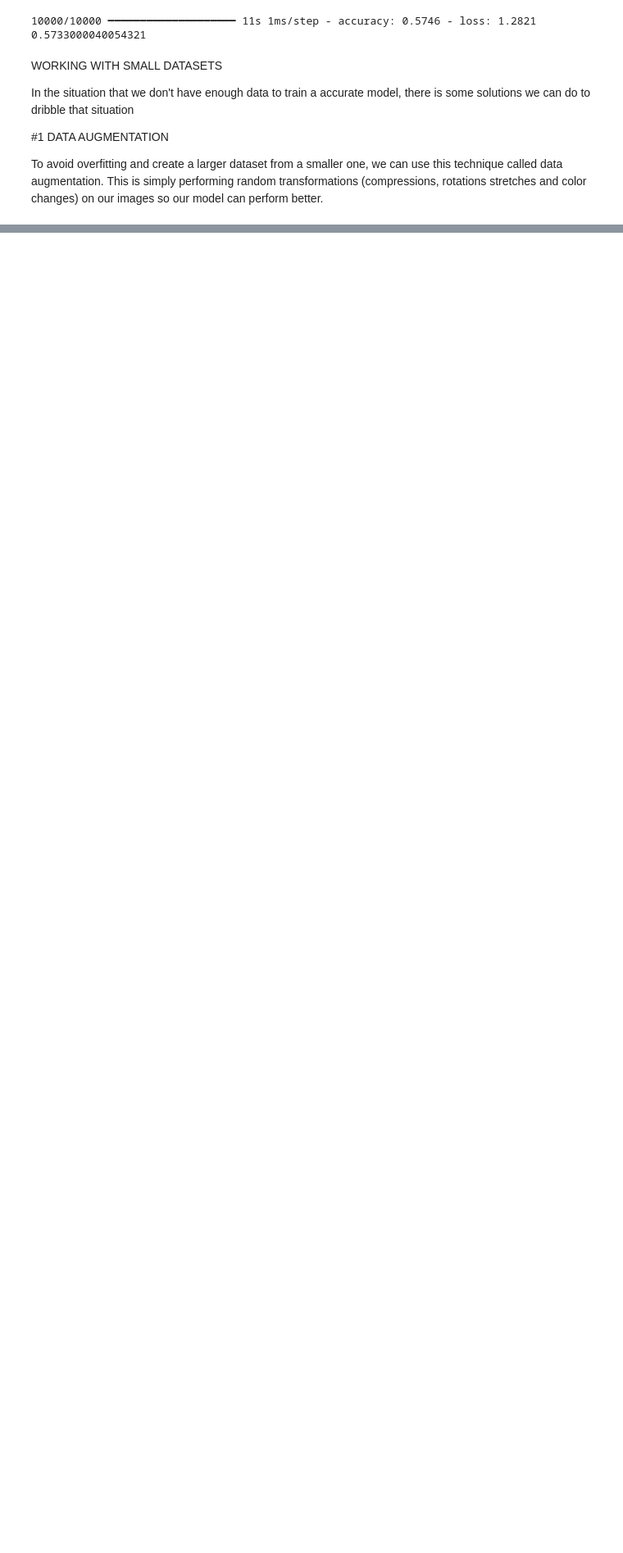
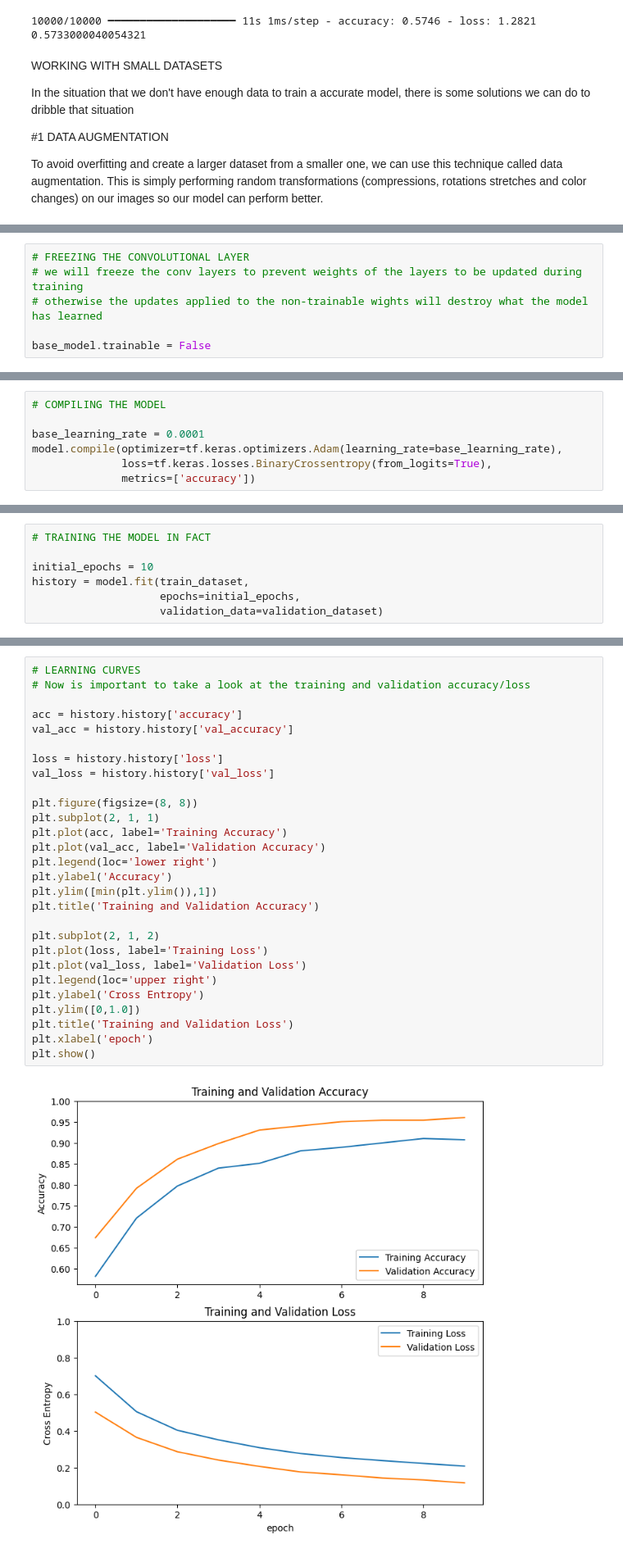
Before and after one commit to IgorG-Monteiro/ML_with_TensorFlow, a Jupyter notebook: Neural Networks/Convolutional_NNwks.ipynb, the cells around one changed output, grey strips where cells are left out. Shown at 82% size. Cells and saved outputs as stored; diff of their text form; blank space fills up the shorter version.

```diff
--- a/Neural Networks/Convolutional_NNwks.ipynb
+++ b/Neural Networks/Convolutional_NNwks.ipynb
@@ -315,0 +305,6 @@ plt.show()
+# %%
+# FREEZING THE CONVOLUTIONAL LAYER
+# we will freeze the conv layers to prevent weights of the layers to be updated during training
+# otherwise the updates applied to the non-trainable wights will destroy what the model has learned
+
+base_model.trainable = False
@@ -315,0 +341,7 @@ plt.show()
+# %%
+# COMPILING THE MODEL
+
+base_learning_rate = 0.0001
+model.compile(optimizer=tf.keras.optimizers.Adam(learning_rate=base_learning_rate),
+              loss=tf.keras.losses.BinaryCrossentropy(from_logits=True),
+              metrics=['accuracy'])
@@ -315,0 +385,7 @@ plt.show()
+# %%
+# TRAINING THE MODEL IN FACT
+
+initial_epochs = 10
+history = model.fit(train_dataset,
+                    epochs=initial_epochs,
+                    validation_data=validation_dataset)
@@ -315,0 +413,30 @@ plt.show()
+# %%
+# LEARNING CURVES
+# Now is important to take a look at the training and validation accuracy/loss
+
+acc = history.history['accuracy']
+val_acc = history.history['val_accuracy']
+
+loss = history.history['loss']
+val_loss = history.history['val_loss']
+
+plt.figure(figsize=(8, 8))
+plt.subplot(2, 1, 1)
+plt.plot(acc, label='Training Accuracy')
+plt.plot(val_acc, label='Validation Accuracy')
+plt.legend(loc='lower right')
+plt.ylabel('Accuracy')
+plt.ylim([min(plt.ylim()),1])
+plt.title('Training and Validation Accuracy')
+
+plt.subplot(2, 1, 2)
+plt.plot(loss, label='Training Loss')
+plt.plot(val_loss, label='Validation Loss')
+plt.legend(loc='upper right')
+plt.ylabel('Cross Entropy')
+plt.ylim([0,1.0])
+plt.title('Training and Validation Loss')
+plt.xlabel('epoch')
+plt.show()
+# %% [output]
+[figure, added]
```
Also changed, not shown: parts of 29 cells of this notebook.
